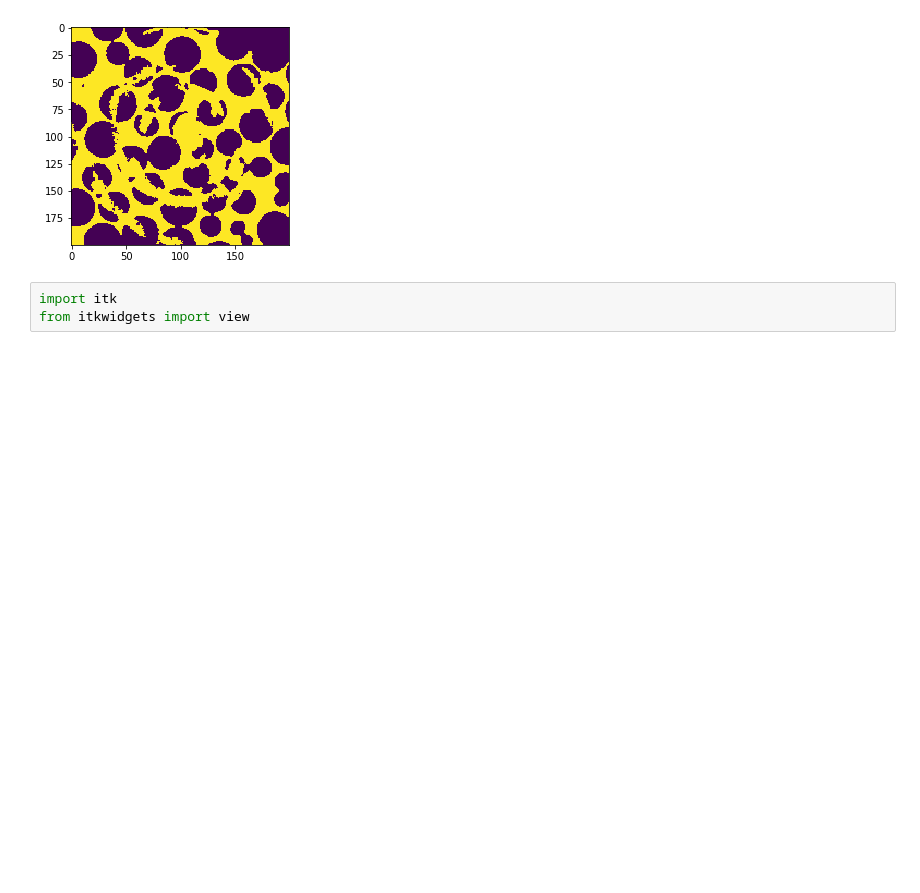
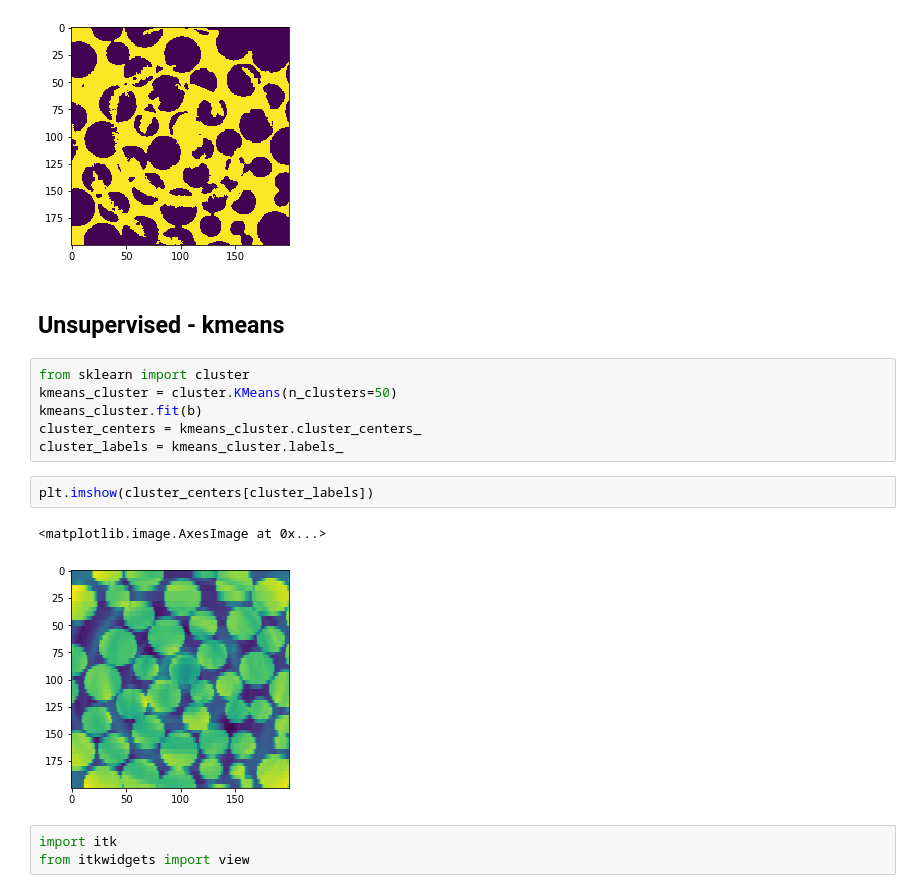
Before and after one commit to dani-lbnl/2019_als_user_meeting, a Jupyter notebook: danials19_wrkshp.ipynb, the cells around one changed output. Saved outputs shown, nothing was run; the diff lists cells and outputs as text; blank space fills up the shorter version.

```diff
--- a/danials19_wrkshp.ipynb
+++ b/danials19_wrkshp.ipynb
@@ -216,6 +218,19 @@ plt.imshow(c)
 # %% [output]
 <matplotlib.image.AxesImage at 0x...>
 [figure]
+# %% [markdown]
+## Unsupervised - kmeans
+# %%
+from sklearn import cluster
+kmeans_cluster = cluster.KMeans(n_clusters=50)
+kmeans_cluster.fit(b)
+cluster_centers = kmeans_cluster.cluster_centers_
+cluster_labels = kmeans_cluster.labels_
+# %%
+plt.imshow(cluster_centers[cluster_labels])
+# %% [output]
+<matplotlib.image.AxesImage at 0x...>
+[figure, added]
 # %%
 import itk
 from itkwidgets import view
```
Also changed, not shown: parts of 5 cells of this notebook.
